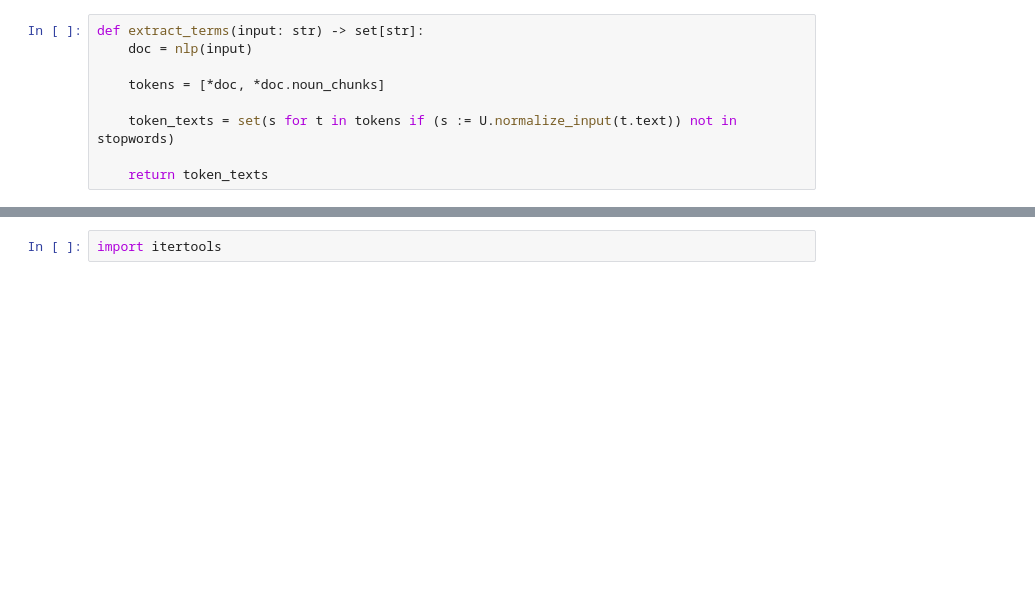
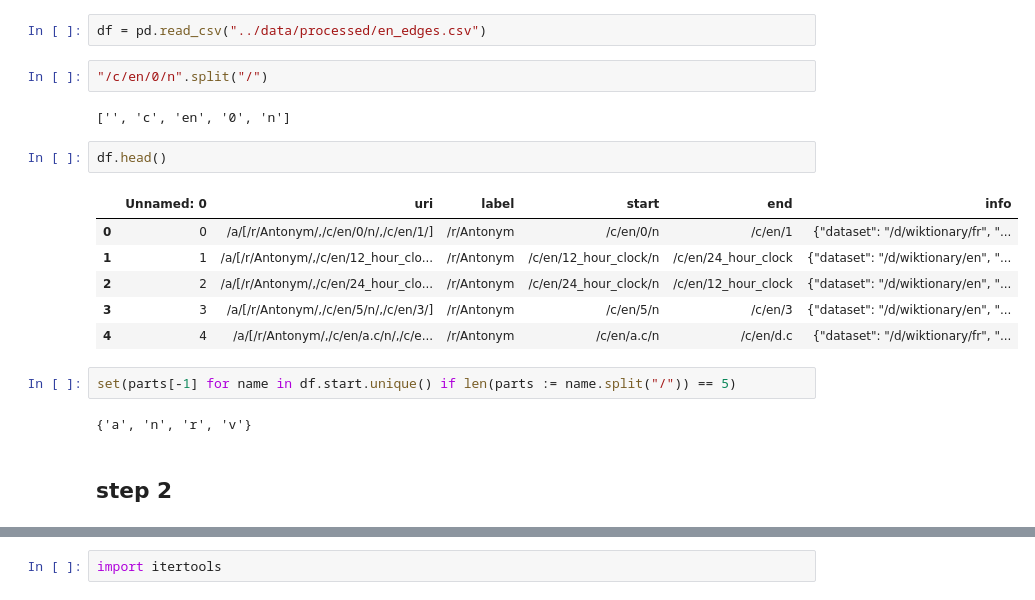
Before and after one commit to felixbmuller/nlp-commonsense, a Jupyter notebook: src/build_data_structures.ipynb, the cells around one changed output, grey strips where cells are left out. Drawn from its saved outputs; the diff is of its cells as text; blank space fills up the shorter version.

```diff
--- a/src/build_data_structures.ipynb
+++ b/src/build_data_structures.ipynb
@@ -60,9 +89,21 @@ import utils as U
-# %%
-def extract_terms(input: str) -> set[str]:
-    doc = nlp(input)
-
-    tokens = [*doc, *doc.noun_chunks]
-
-    token_texts = set(s for t in tokens if (s := U.normalize_input(t.text)) not in stopwords)
-
-    return token_texts
+# %%
+df = pd.read_csv("../data/processed/en_edges.csv")
+# %%
+"/c/en/0/n".split("/")
+# %% [output]
+['', 'c', 'en', '0', 'n']
+# %%
+df.head()
+# %% [output]
+|  | Unnamed: 0 | uri | label | start | end | info |
+| 0 | 0 | /a/[/r/Antonym/,/c/en/0/n/,/c/en/1/] | /r/Antonym | /c/en/0/n | /c/en/1 | {"dataset": "/d/wiktionary/fr", "... |
+| 1 | 1 | /a/[/r/Antonym/,/c/en/12_hour_clo... | /r/Antonym | /c/en/12_hour_clock/n | /c/en/24_hour_clock | {"dataset": "/d/wiktionary/en", "... |
+| 2 | 2 | /a/[/r/Antonym/,/c/en/24_hour_clo... | /r/Antonym | /c/en/24_hour_clock/n | /c/en/12_hour_clock | {"dataset": "/d/wiktionary/en", "... |
+| 3 | 3 | /a/[/r/Antonym/,/c/en/5/n/,/c/en/3/] | /r/Antonym | /c/en/5/n | /c/en/3 | {"dataset": "/d/wiktionary/en", "... |
+| 4 | 4 | /a/[/r/Antonym/,/c/en/a.c/n/,/c/e... | /r/Antonym | /c/en/a.c/n | /c/en/d.c | {"dataset": "/d/wiktionary/fr", "... |
+# %%
+set(parts[-1] for name in df.start.unique() if len(parts := name.split("/")) == 5)
+# %% [output]
+{'a', 'n', 'r', 'v'}
+# %% [markdown]
+## step 2
```
Also changed, not shown: parts of 35 cells of this notebook, 5 other files.
